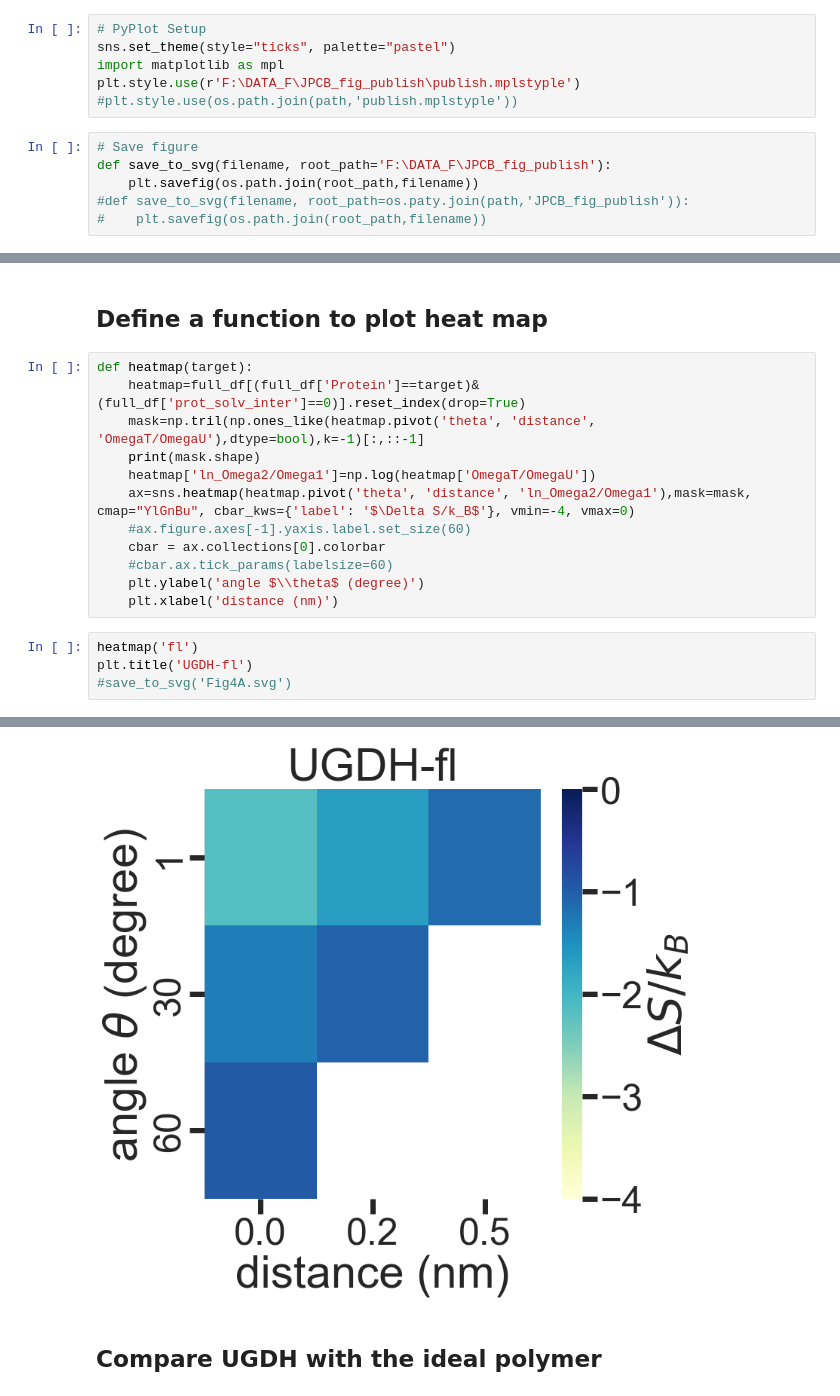
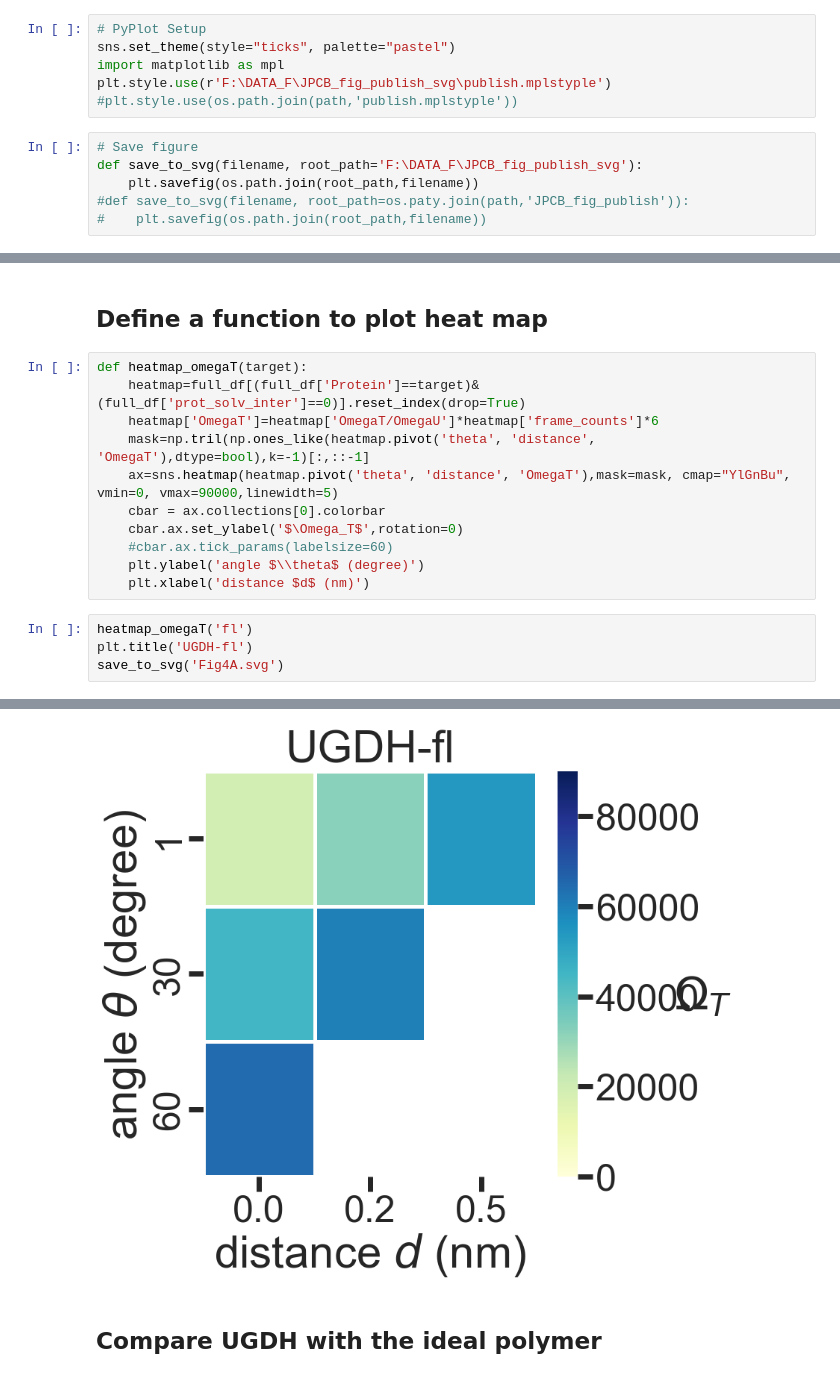
Before and after one commit to sukeniklab/Entropic_Force, a Jupyter notebook: Entropy_Force_raw_data/Publication_Disprot_database.ipynb, the cells around one changed output, grey strips where cells are left out. Drawn from its saved outputs; the diff is of its cells as text.

```diff
--- a/Entropy_Force_raw_data/Publication_Disprot_database.ipynb
+++ b/Entropy_Force_raw_data/Publication_Disprot_database.ipynb
@@ -37,11 +37,11 @@ os.chdir(path)
 # PyPlot Setup
 sns.set_theme(style="ticks", palette="pastel")
 import matplotlib as mpl
-plt.style.use(r'F:\DATA_F\JPCB_fig_publish\publish.mplstyple')
+plt.style.use(r'F:\DATA_F\JPCB_fig_publish_svg\publish.mplstyple')
 #plt.style.use(os.path.join(path,'publish.mplstyple'))
 # %%
 # Save figure
-def save_to_svg(filename, root_path='F:\DATA_F\JPCB_fig_publish'):
+def save_to_svg(filename, root_path='F:\DATA_F\JPCB_fig_publish_svg'):
     plt.savefig(os.path.join(root_path,filename))
 #def save_to_svg(filename, root_path=os.paty.join(path,'JPCB_fig_publish')):
 #    plt.savefig(os.path.join(root_path,filename))
@@ -123,19 +144,18 @@ save_to_svg('Fig3.svg')
 # %% [markdown]
 ## Define a function to plot heat map
 # %%
-def heatmap(target):
+def heatmap_omegaT(target):
     heatmap=full_df[(full_df['Protein']==target)&(full_df['prot_solv_inter']==0)].reset_index(drop=True)
-    mask=np.tril(np.ones_like(heatmap.pivot('theta', 'distance', 'OmegaT/OmegaU'),dtype=bool),k=-1)[:,::-1]
-    print(mask.shape)
-    heatmap['ln_Omega2/Omega1']=np.log(heatmap['OmegaT/OmegaU'])
-    ax=sns.heatmap(heatmap.pivot('theta', 'distance', 'ln_Omega2/Omega1'),mask=mask, cmap="YlGnBu", cbar_kws={'label': '$\Delta S/k_B$'}, vmin=-4, vmax=0)
-    #ax.figure.axes[-1].yaxis.label.set_size(60)
+    heatmap['OmegaT']=heatmap['OmegaT/OmegaU']*heatmap['frame_counts']*6
+    mask=np.tril(np.ones_like(heatmap.pivot('theta', 'distance', 'OmegaT'),dtype=bool),k=-1)[:,::-1]
+    ax=sns.heatmap(heatmap.pivot('theta', 'distance', 'OmegaT'),mask=mask, cmap="YlGnBu", vmin=0, vmax=90000,linewidth=5)
     cbar = ax.collections[0].colorbar
+    cbar.ax.set_ylabel('$\Omega_T$',rotation=0)
     #cbar.ax.tick_params(labelsize=60)
     plt.ylabel('angle $\\theta$ (degree)')
-    plt.xlabel('distance (nm)')
+    plt.xlabel('distance $d$ (nm)')
 # %%
-heatmap('fl')
+heatmap_omegaT('fl')
 plt.title('UGDH-fl')
-#save_to_svg('Fig4A.svg')
+save_to_svg('Fig4A.svg')
 # %% [output]
@@ -144,4 +162,4 @@ Text(0.5, 1.0, 'UGDH-fl')
-[figure, old version]
+[figure, new version]
 # %% [markdown]
 ## Compare UGDH with the ideal polymer
 # %% [markdown]
```
Also changed, not shown: parts of 29 cells of this notebook, 6 other files.
